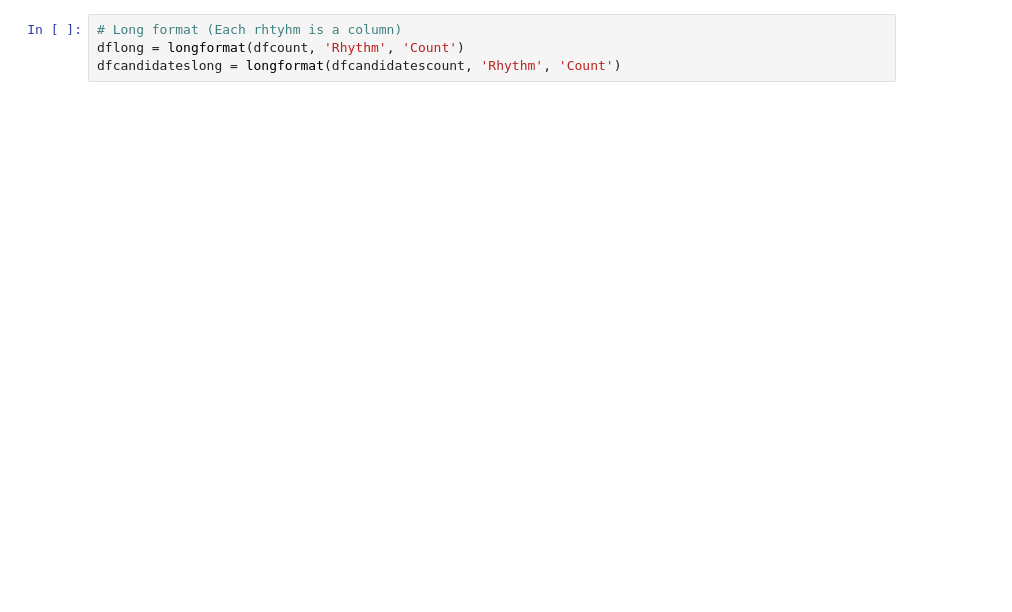
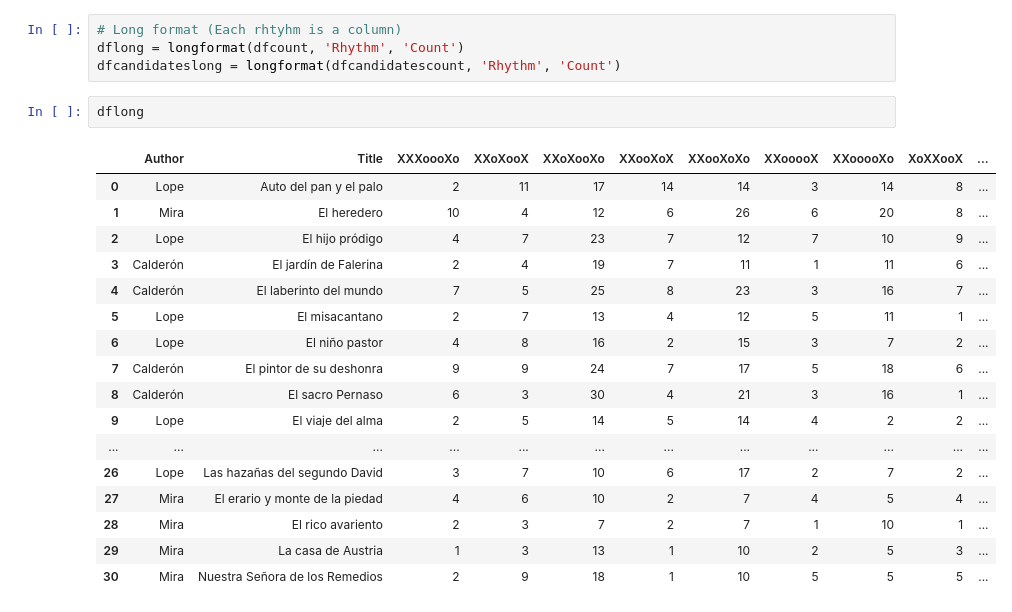
Before and after one commit to DrKroll/Computational-stylometry, a Jupyter notebook: metre/notebook.ipynb, the cells around one changed output. Cells and saved outputs as stored; diff of their text form; blank space fills up the shorter version.

```diff
--- a/metre/notebook.ipynb
+++ b/metre/notebook.ipynb
@@ -265,6 +347,26 @@ plot = sns.boxplot(x='Rhythm', y='Count', hue='Author', data=dfcandidatescount,
 # Long format (Each rhtyhm is a column)
 dflong = longformat(dfcount, 'Rhythm', 'Count')
 dfcandidateslong = longformat(dfcandidatescount, 'Rhythm', 'Count')
+# %%
+dflong
+# %% [output]
+|  | Author | Title | XXXoooXo | XXoXooX | XXoXooXo | XXooXoX | XXooXoXo | XXooooX | XXooooXo | XoXXooX | ... |
+| 0 | Lope | Auto del pan y el palo | 2 | 11 | 17 | 14 | 14 | 3 | 14 | 8 | ... |
+| 1 | Mira | El heredero | 10 | 4 | 12 | 6 | 26 | 6 | 20 | 8 | ... |
+| 2 | Lope | El hijo pródigo | 4 | 7 | 23 | 7 | 12 | 7 | 10 | 9 | ... |
+| 3 | Calderón | El jardín de Falerina | 2 | 4 | 19 | 7 | 11 | 1 | 11 | 6 | ... |
+| 4 | Calderón | El laberinto del mundo | 7 | 5 | 25 | 8 | 23 | 3 | 16 | 7 | ... |
+| 5 | Lope | El misacantano | 2 | 7 | 13 | 4 | 12 | 5 | 11 | 1 | ... |
+| 6 | Lope | El niño pastor | 4 | 8 | 16 | 2 | 15 | 3 | 7 | 2 | ... |
+| 7 | Calderón | El pintor de su deshonra | 9 | 9 | 24 | 7 | 17 | 5 | 18 | 6 | ... |
+| 8 | Calderón | El sacro Pernaso | 6 | 3 | 30 | 4 | 21 | 3 | 16 | 1 | ... |
+| 9 | Lope | El viaje del alma | 2 | 5 | 14 | 5 | 14 | 4 | 2 | 2 | ... |
+| ... | ... | ... | ... | ... | ... | ... | ... | ... | ... | ... | ... |
+| 26 | Lope | Las hazañas del segundo David | 3 | 7 | 10 | 6 | 17 | 2 | 7 | 2 | ... |
+| 27 | Mira | El erario y monte de la piedad | 4 | 6 | 10 | 2 | 7 | 4 | 5 | 4 | ... |
+| 28 | Mira | El rico avariento | 2 | 3 | 7 | 2 | 7 | 1 | 10 | 1 | ... |
+| 29 | Mira | La casa de Austria | 1 | 3 | 13 | 1 | 10 | 2 | 5 | 3 | ... |
+| 30 | Mira | Nuestra Señora de los Remedios | 2 | 9 | 18 | 1 | 10 | 5 | 5 | 5 | ... |
 # %%
 # Scatterplot (dots)-
 plt.xticks(rotation=45)
```
Also changed, not shown: parts of 11 cells of this notebook, 1 other file.
